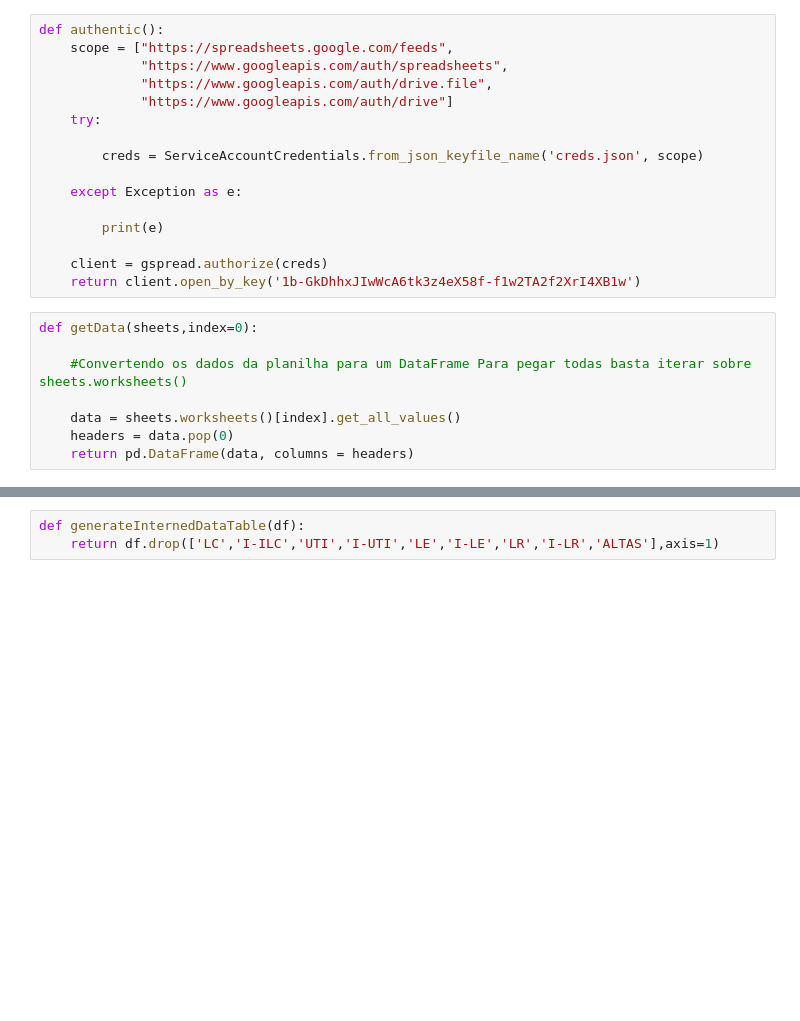
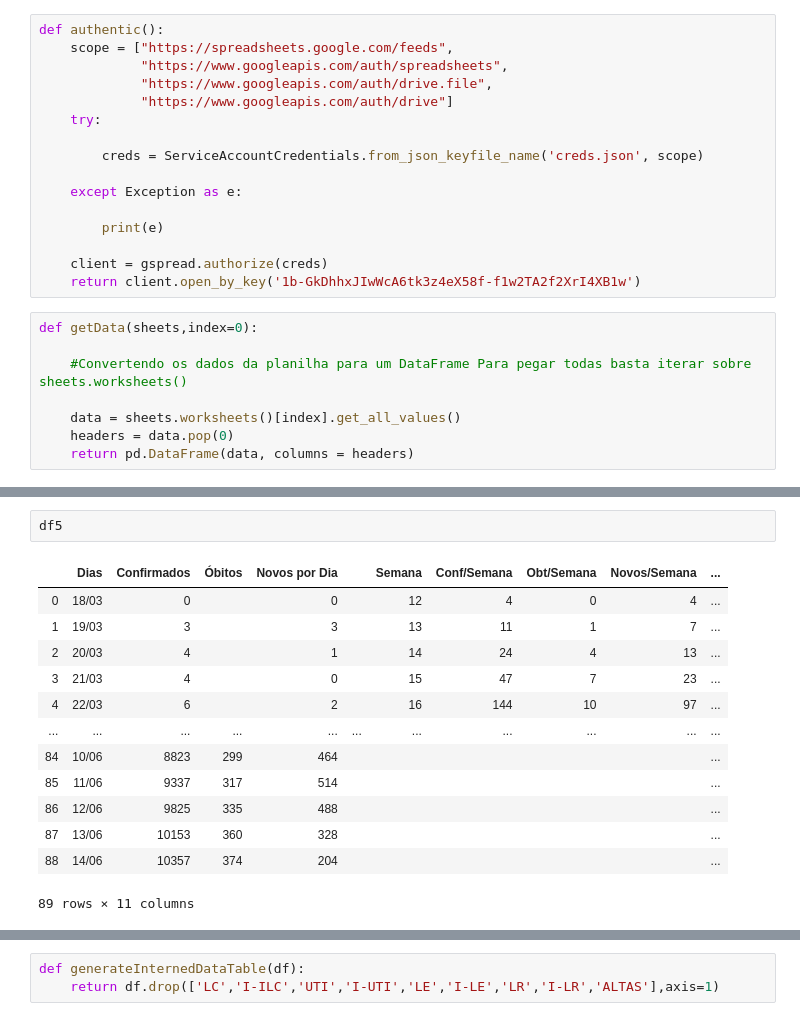
Before and after one commit to SalesRyan/Mapa-Covid-19, a Jupyter notebook: Download Planilha/Acesso.ipynb, the cells around one changed output, grey strips where cells are left out. Drawn from its saved outputs; the diff is of its cells as text; blank space fills up the shorter version.

```diff
--- a/Download Planilha/Acesso.ipynb
+++ b/Download Planilha/Acesso.ipynb
@@ -31,0 +77,16 @@ getData(,index=0)
+# %%
+df5
+# %% [output]
+|  | Dias | Confirmados | Óbitos | Novos por Dia |  | Semana | Conf/Semana | Obt/Semana | Novos/Semana | ... |
+| 0 | 18/03 | 0 |  | 0 |  | 12 | 4 | 0 | 4 | ... |
+| 1 | 19/03 | 3 |  | 3 |  | 13 | 11 | 1 | 7 | ... |
+| 2 | 20/03 | 4 |  | 1 |  | 14 | 24 | 4 | 13 | ... |
+| 3 | 21/03 | 4 |  | 0 |  | 15 | 47 | 7 | 23 | ... |
+| 4 | 22/03 | 6 |  | 2 |  | 16 | 144 | 10 | 97 | ... |
+| ... | ... | ... | ... | ... | ... | ... | ... | ... | ... | ... |
+| 84 | 10/06 | 8823 | 299 | 464 |  |  |  |  |  | ... |
+| 85 | 11/06 | 9337 | 317 | 514 |  |  |  |  |  | ... |
+| 86 | 12/06 | 9825 | 335 | 488 |  |  |  |  |  | ... |
+| 87 | 13/06 | 10153 | 360 | 328 |  |  |  |  |  | ... |
+| 88 | 14/06 | 10357 | 374 | 204 |  |  |  |  |  | ... |
+89 rows × 11 columns
```
Also changed, not shown: parts of 17 cells of this notebook.
